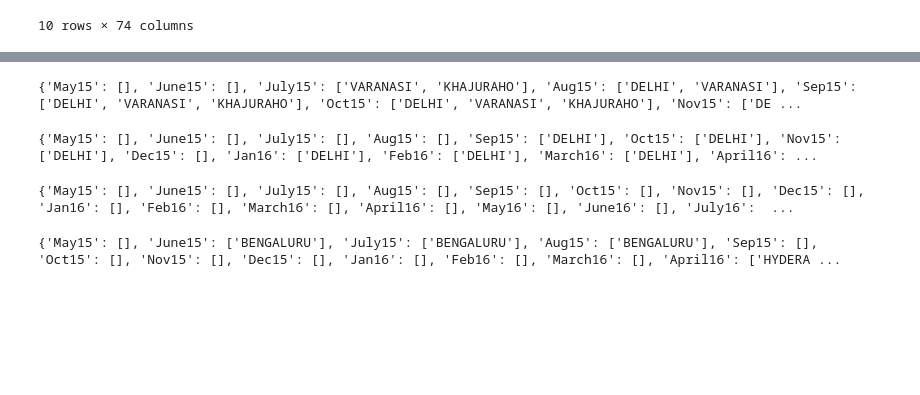
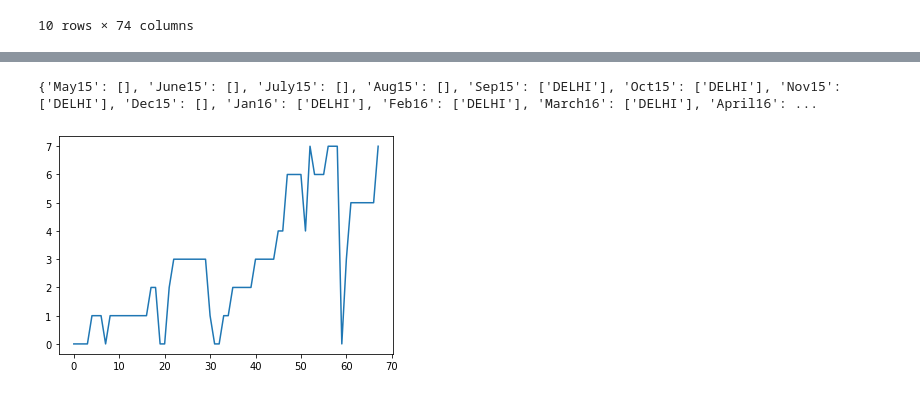
Before and after one commit to mbasil09/Analysis-of-Transport-Network, a Jupyter notebook: Evolution of Network.ipynb, the cells around one changed output, grey strips where cells are left out. Drawn from its saved outputs; the diff is of its cells as text; code cells hidden in the pictures; blank space fills up the shorter version.

```diff
--- a/Evolution of Network.ipynb
+++ b/Evolution of Network.ipynb
@@ -202,64 +233,18 @@ pd.DataFrame(y)[:10]
 # %%
-# AGRA
-edges = {}
-for i in range(len(graphs)):
-    in_e = graphs[i].in_edges("AGRA")
-    out_e = graphs[i].out_edges("AGRA")
-    edges[lbls1[i]] = []
-    for j in in_e:
-        if(j[0] not in edges[lbls1[i]]):
-            edges[lbls1[i]].append(j[0])
-    for j in out_e:
-        if(j[1] not in edges[lbls1[i]]):
-            edges[lbls1[i]].append(j[1])
-print(edges)
+# GORAKHPUR
+analysis("GORAKHPUR")
+# edges = {}
+# for i in range(len(graphs)):
+#     in_e = graphs[i].in_edges("GORAKHPUR")
+#     out_e = graphs[i].out_edges("GORAKHPUR")
+#     edges[lbls1[i]] = []
+#     for j in in_e:
+#         if(j[0] not in edges[lbls1[i]]):
+#             edges[lbls1[i]].append(j[0])
+#     for j in out_e:
+#         if(j[1] not in edges[lbls1[i]]):
+#             edges[lbls1[i]].append(j[1])
+# print(edges)
 # %% [output]
-{'May15': [], 'June15': [], 'July15': ['VARANASI', 'KHAJURAHO'], 'Aug15': ['DELHI', 'VARANASI'], 'Sep15': ['DELHI', 'VARANASI', 'KHAJURAHO'], 'Oct15': ['DELHI', 'VARANASI', 'KHAJURAHO'], 'Nov15': ['DE ...
+{'May15': [], 'June15': [], 'July15': [], 'Aug15': [], 'Sep15': ['DELHI'], 'Oct15': ['DELHI'], 'Nov15': ['DELHI'], 'Dec15': [], 'Jan16': ['DELHI'], 'Feb16': ['DELHI'], 'March16': ['DELHI'], 'April16': ...
+[figure, added]
-# %%
-# GORAKHPUR
-edges = {}
-for i in range(len(graphs)):
-    in_e = graphs[i].in_edges("GORAKHPUR")
-    out_e = graphs[i].out_edges("GORAKHPUR")
-    edges[lbls1[i]] = []
-    for j in in_e:
-        if(j[0] not in edges[lbls1[i]]):
-            edges[lbls1[i]].append(j[0])
-    for j in out_e:
-        if(j[1] not in edges[lbls1[i]]):
-            edges[lbls1[i]].append(j[1])
-print(edges)
-# %% [output]
-{'May15': [], 'June15': [], 'July15': [], 'Aug15': [], 'Sep15': ['DELHI'], 'Oct15': ['DELHI'], 'Nov15': ['DELHI'], 'Dec15': [], 'Jan16': ['DELHI'], 'Feb16': ['DELHI'], 'March16': ['DELHI'], 'April16': ...
-# %%
-# MYSORE
-edges = {}
-for i in range(len(graphs)):
-    in_e = graphs[i].in_edges("BHATINDA")
-    out_e = graphs[i].out_edges("BHATINDA")
-    edges[lbls1[i]] = []
-    for j in in_e:
-        if(j[0] not in edges[lbls1[i]]):
-            edges[lbls1[i]].append(j[0])
-    for j in out_e:
-        if(j[1] not in edges[lbls1[i]]):
-            edges[lbls1[i]].append(j[1])
-print(edges)
-# %% [output]
-{'May15': [], 'June15': [], 'July15': [], 'Aug15': [], 'Sep15': [], 'Oct15': [], 'Nov15': [], 'Dec15': [], 'Jan16': [], 'Feb16': [], 'March16': [], 'April16': [], 'May16': [], 'June16': [], 'July16':  ...
-# %%
-# Cuddapah
-edges = {}
-for i in range(len(graphs)):
-    in_e = graphs[i].in_edges("CUDDAPAH")
-    out_e = graphs[i].out_edges("CUDDAPAH")
-    edges[lbls1[i]] = []
-    for j in in_e:
-        if(j[0] not in edges[lbls1[i]]):
-            edges[lbls1[i]].append(j[0])
-    for j in out_e:
-        if(j[1] not in edges[lbls1[i]]):
-            edges[lbls1[i]].append(j[1])
-print(edges)
-# %% [output]
-{'May15': [], 'June15': ['BENGALURU'], 'July15': ['BENGALURU'], 'Aug15': ['BENGALURU'], 'Sep15': [], 'Oct15': [], 'Nov15': [], 'Dec15': [], 'Jan16': [], 'Feb16': [], 'March16': [], 'April16': ['HYDERA ...
```
Also changed, not shown: parts of 8 cells of this notebook, 1 other file.
